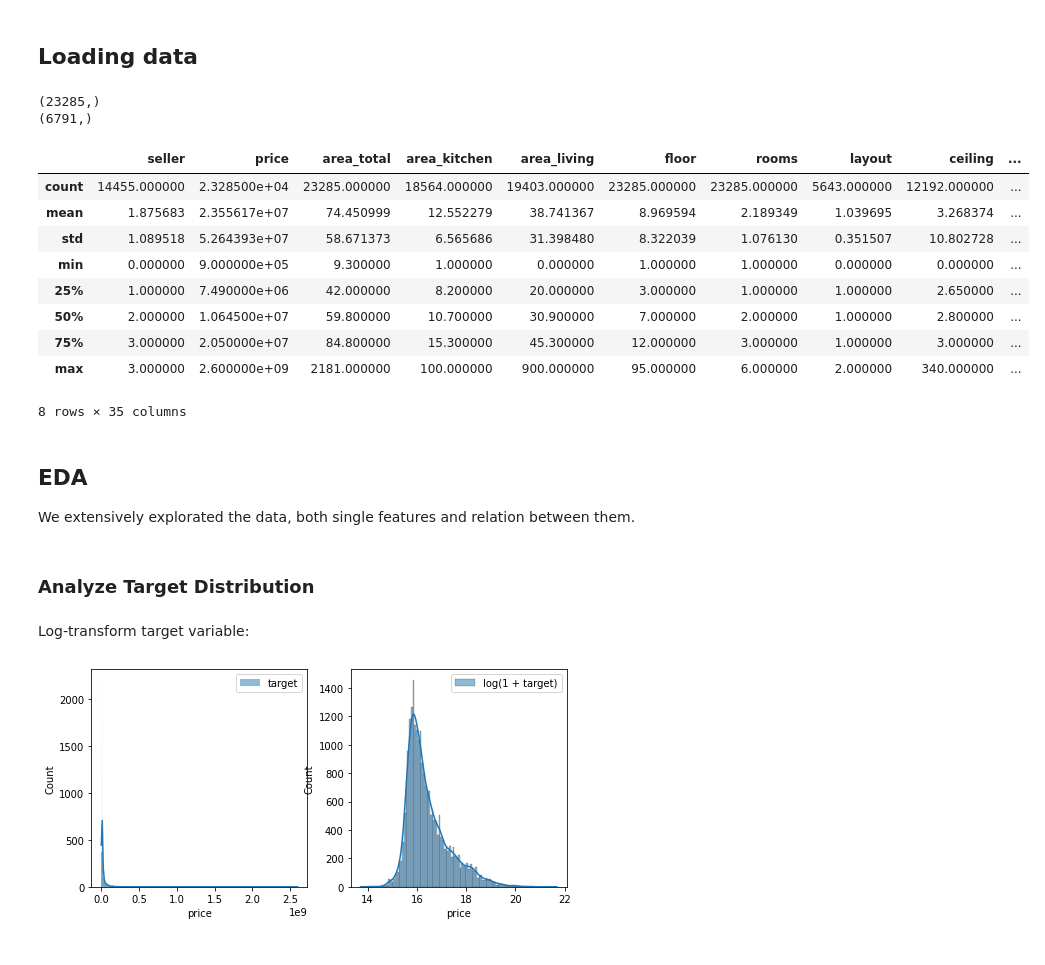
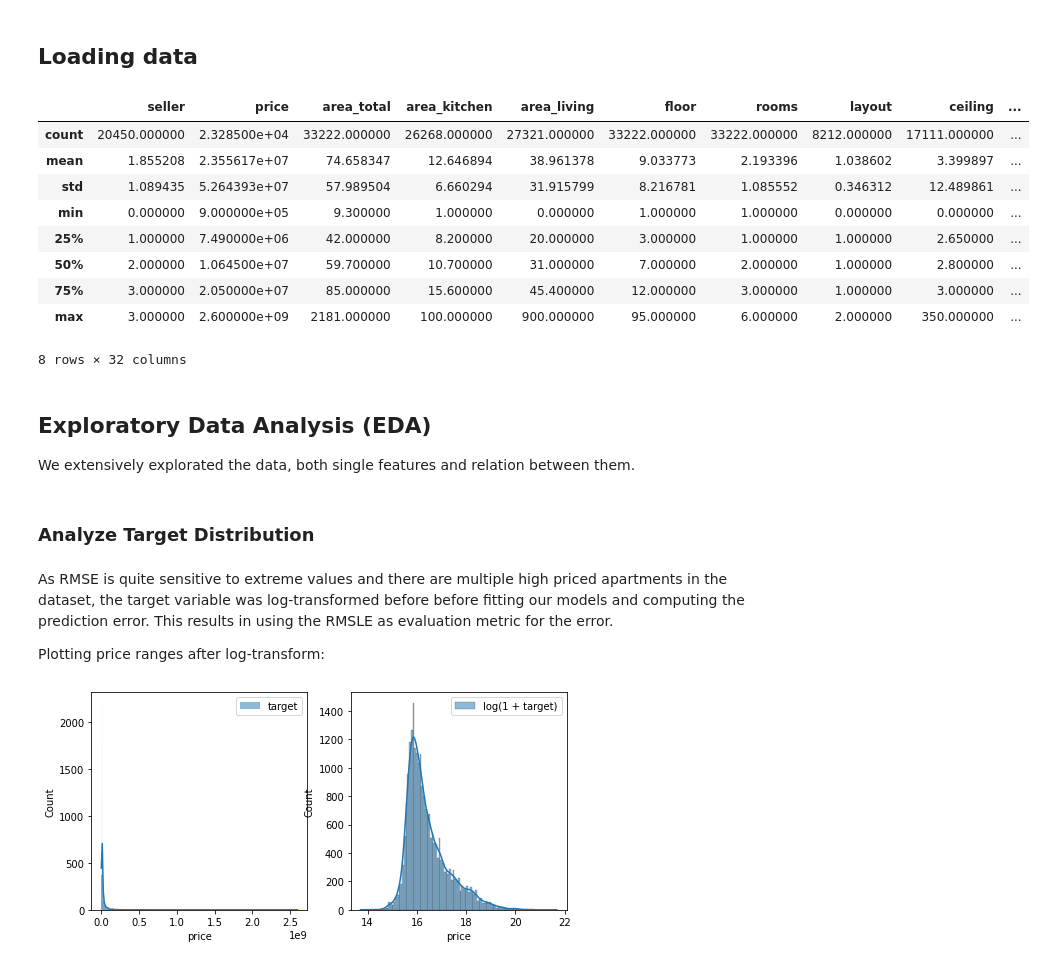
Before and after one commit to kirill-menke/house-pricing-prediction, a Jupyter notebook: group97_long_notebook.ipynb, the cells around one changed output. Saved outputs shown, nothing was run; the diff lists cells and outputs as text; code cells hidden in the pictures.

```diff
--- a/group97_long_notebook.ipynb
+++ b/group97_long_notebook.ipynb
@@ -18,68 +18,69 @@ Morover we found an interesting old competition on kaggle (https://www.kaggle.co
 ## Loading data
 # %%
 from math import radians
+
 import numpy as np
 import pandas as pd
 import geopandas as gp
+
 from xgboost import XGBRegressor
 from catboost import CatBoostRegressor
 from lightgbm import LGBMRegressor
 
 from sklearn.neighbors import BallTree, KNeighborsRegressor
 from sklearn.preprocessing import LabelEncoder, OneHotEncoder
 from sklearn.linear_model import RidgeCV
 from sklearn.ensemble import StackingRegressor, ExtraTreesRegressor
 from sklearn.model_selection import StratifiedGroupKFold, StratifiedKFold
 from sklearn.metrics import mean_squared_log_error
 from sklearn.compose import TransformedTargetRegressor
 from sklearn.metrics.pairwise import haversine_distances
 from sklearn.experimental import enable_iterative_imputer
 from sklearn.impute import SimpleImputer, IterativeImputer
 from sklearn.decomposition import PCA
 from sklearn.model_selection import train_test_split
 
 
-# Reading CSV-files
+# Reading train/test data
 apartments_train = pd.read_csv("data/apartments_train.csv")
 buildings_train = pd.read_csv("data/buildings_train.csv")
 apartments_test = pd.read_csv("data/apartments_test.csv")
 buildings_test = pd.read_csv("data/buildings_test.csv")
-subareas = pd.read_csv("data/sberbank_sub_areas.csv")
-sub_areas_df = gp.read_file('./data/mo_kag_SRHM.shp')
+metro_stations = pd.read_csv("data/metro_stations.csv")
+
+# External datasources
+sub_area_centers = pd.read_csv("data/sberbank_sub_areas.csv")
+sub_areas = gp.read_file('data/mo_kag_SRHM.shp')
+sberbank_data = pd.read_csv("data/sberbank.csv")
 
 # Merge Tables: Apartments and Buildings
 train_df = apartments_train.merge(buildings_train, left_on='building_id', right_on='id', suffixes=('', '_r')).sort_values('id').set_index('id')
 test_df = apartments_test.merge(buildings_test, left_on='building_id', right_on='id', suffixes=('', '_r')).sort_values('id').set_index('id')
 
-# Splitting data into train and validation set
-X_train, X_val, y_train, y_val = train_test_split(train_df, train_df.price, train_size=0.999, random_state=0)
-X_train = X_train.drop(['building_id', 'street', 'price', 'id_r', 'address', 'area_living', 'area_kitchen', 'rooms'], axis=1)
-print(train_df["building_id"].shape)
-print(train_df["building_id"].unique().shape)
-X_val = X_val.drop(['building_id', 'street', 'price', 'id_r', 'address', 'area_living', 'area_kitchen', 'rooms'], axis=1)
-X_test = test_df.drop(['building_id', 'id_r', 'street', 'address'], axis=1)
+# Merge train and test data
+data_df = pd.concat([train_df, test_df])
 
-train_df.describe()
+data_df.describe()
 # %% [output]
+|  | seller | price | area_total | area_kitchen | area_living | floor | rooms | layout | ceiling | ... |
+| count | 20450.000000 | 2.328500e+04 | 33222.000000 | 26268.000000 | 27321.000000 | 33222.000000 | 33222.000000 | 8212.000000 | 17111.000000 | ... |
+| mean | 1.855208 | 2.355617e+07 | 74.658347 | 12.646894 | 38.961378 | 9.033773 | 2.193396 | 1.038602 | 3.399897 | ... |
+| std | 1.089435 | 5.264393e+07 | 57.989504 | 6.660294 | 31.915799 | 8.216781 | 1.085552 | 0.346312 | 12.489861 | ... |
+| min | 0.000000 | 9.000000e+05 | 9.300000 | 1.000000 | 0.000000 | 1.000000 | 1.000000 | 0.000000 | 0.000000 | ... |
+| 25% | 1.000000 | 7.490000e+06 | 42.000000 | 8.200000 | 20.000000 | 3.000000 | 1.000000 | 1.000000 | 2.650000 | ... |
+| 50% | 2.000000 | 1.064500e+07 | 59.700000 | 10.700000 | 31.000000 | 7.000000 | 2.000000 | 1.000000 | 2.800000 | ... |
+| 75% | 3.000000 | 2.050000e+07 | 85.000000 | 15.600000 | 45.400000 | 12.000000 | 3.000000 | 1.000000 | 3.000000 | ... |
+| max | 3.000000 | 2.600000e+09 | 2181.000000 | 100.000000 | 900.000000 | 95.000000 | 6.000000 | 2.000000 | 350.000000 | ... |
-(23285,)
-(6791,)
+8 rows × 32 columns
-|  | seller | price | area_total | area_kitchen | area_living | floor | rooms | layout | ceiling | ... |
-| count | 14455.000000 | 2.328500e+04 | 23285.000000 | 18564.000000 | 19403.000000 | 23285.000000 | 23285.000000 | 5643.000000 | 12192.000000 | ... |
-| mean | 1.875683 | 2.355617e+07 | 74.450999 | 12.552279 | 38.741367 | 8.969594 | 2.189349 | 1.039695 | 3.268374 | ... |
-| std | 1.089518 | 5.264393e+07 | 58.671373 | 6.565686 | 31.398480 | 8.322039 | 1.076130 | 0.351507 | 10.802728 | ... |
-| min | 0.000000 | 9.000000e+05 | 9.300000 | 1.000000 | 0.000000 | 1.000000 | 1.000000 | 0.000000 | 0.000000 | ... |
-| 25% | 1.000000 | 7.490000e+06 | 42.000000 | 8.200000 | 20.000000 | 3.000000 | 1.000000 | 1.000000 | 2.650000 | ... |
-| 50% | 2.000000 | 1.064500e+07 | 59.800000 | 10.700000 | 30.900000 | 7.000000 | 2.000000 | 1.000000 | 2.800000 | ... |
-| 75% | 3.000000 | 2.050000e+07 | 84.800000 | 15.300000 | 45.300000 | 12.000000 | 3.000000 | 1.000000 | 3.000000 | ... |
-| max | 3.000000 | 2.600000e+09 | 2181.000000 | 100.000000 | 900.000000 | 95.000000 | 6.000000 | 2.000000 | 340.000000 | ... |
-8 rows × 35 columns
 # %% [markdown]
-## EDA
+## Exploratory Data Analysis (EDA)
 We extensively explorated the data, both single features and relation between them.
 # %% [markdown]
 ### Analyze Target Distribution
-# %% [markdown]
-Log-transform target variable:
+# %% [markdown]
+As RMSE is quite sensitive to extreme values and there are multiple high priced apartments in the dataset, the target variable was log-transformed before before fitting our models and computing the prediction error. This results in using the RMSLE as evaluation metric for the error.
+
+Plotting price ranges after log-transform:
 # %%
 import seaborn as sns
 import numpy as np
```
Also changed, not shown: parts of 7 cells of this notebook, 2 other files.
